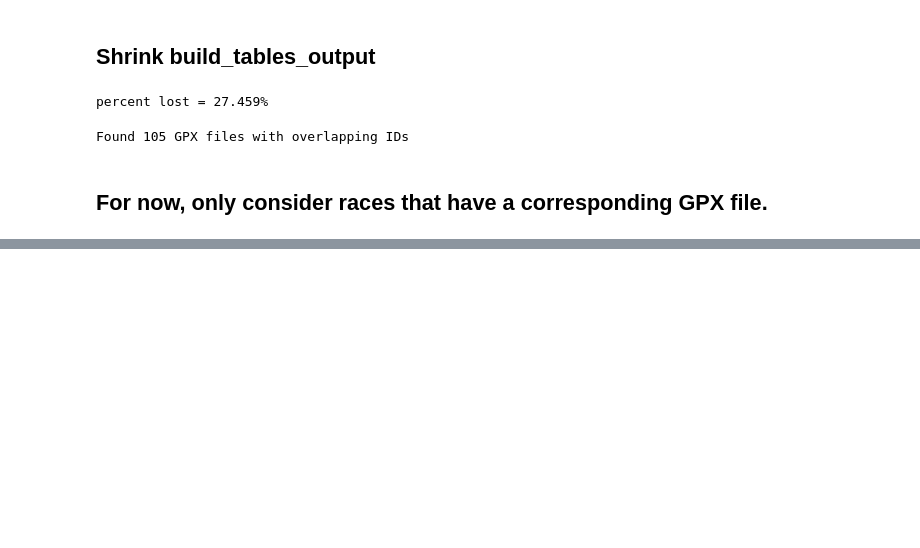
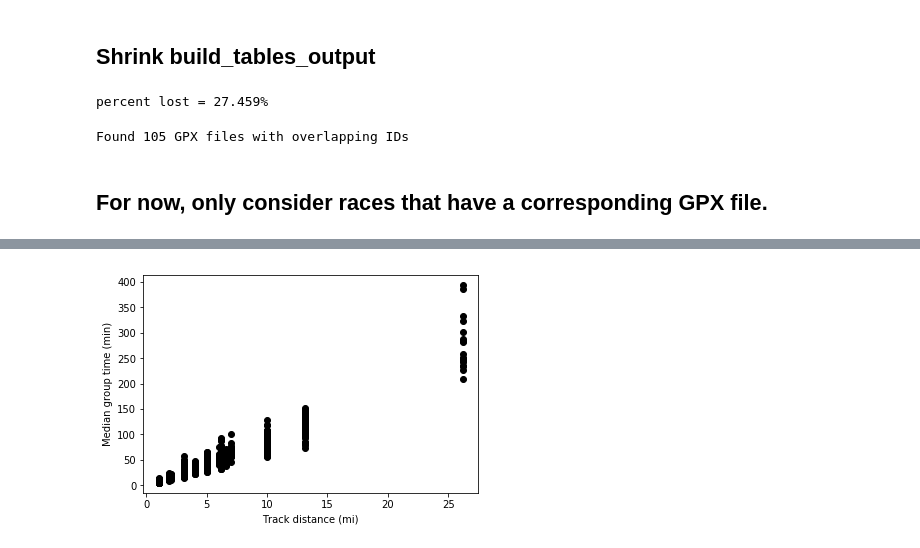
Before and after one commit to freddyox/letsdothis, a Jupyter notebook: clean_build_tables.ipynb, the cells around one changed output, grey strips where cells are left out. Drawn from its saved outputs; the diff is of its cells as text; code cells hidden in the pictures; blank space fills up the shorter version.

```diff
--- a/clean_build_tables.ipynb
+++ b/clean_build_tables.ipynb
@@ -155 +180,8 @@ dfnew = dfnew.drop(columns2drop, axis=1)
+# %%
+plt.scatter(temp['race_dist'], temp['min_time'],color='black')
+plt.xlabel('Track distance (mi)')
+plt.ylabel('Median group time (min)')
+plt.show()
+# %% [output]
+[figure, added]
 # %%
```
Also changed, not shown: parts of 40 cells of this notebook, 11 other files.
